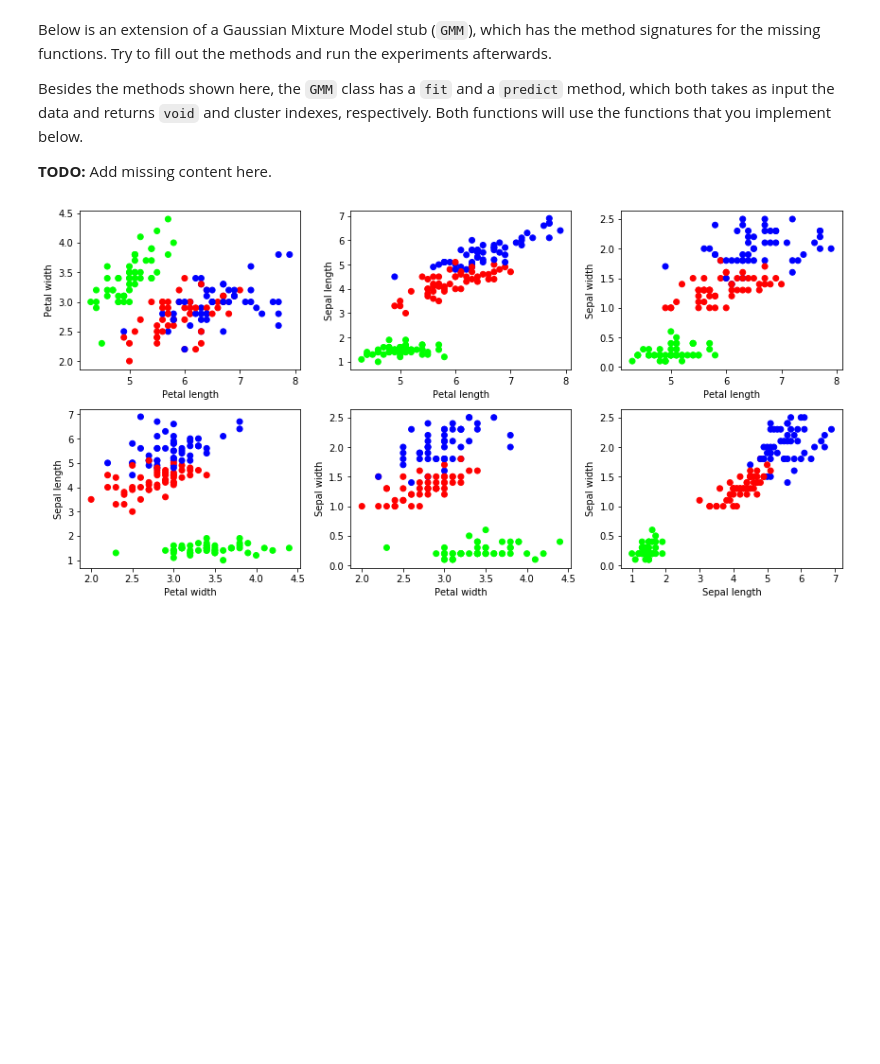
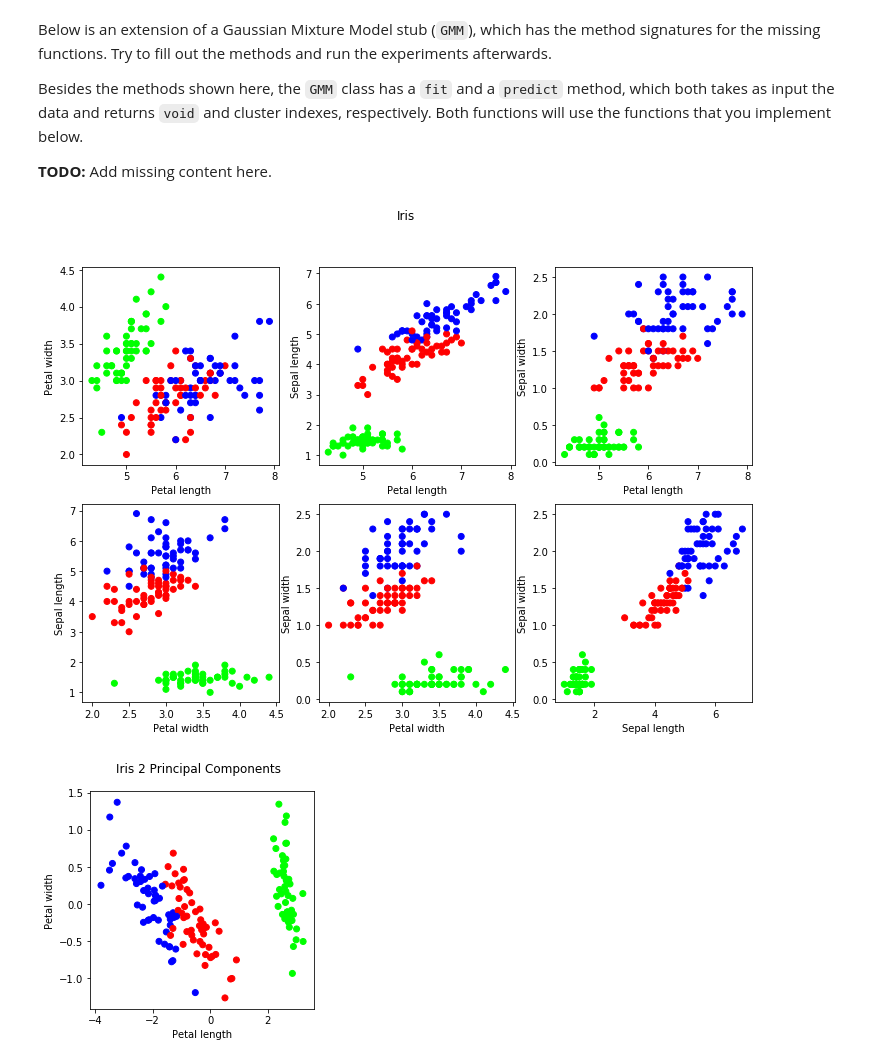
Before and after one commit to fhvilshoj/dm20_exercises, a Jupyter notebook: exercises/Week 1 - K-means, K-medoids, EM-algorithm.ipynb, the cells around one changed output. Saved outputs shown, nothing was run; the diff lists cells and outputs as text; code cells hidden in the pictures; blank space fills up the shorter version.

```diff
--- a/exercises/Week 1 - K-means, K-medoids, EM-algorithm.ipynb
+++ b/exercises/Week 1 - K-means, K-medoids, EM-algorithm.ipynb
@@ -106,27 +108,41 @@ class MyGMM(GMM):
         return  mu_hat, Si_hat, pi_hat
 # %%
 # Let's plot it to see the actual classes
-def plot_iris(X, y):
+def plot_iris(X, y, title=''):
     # Plotting
-    fig, ax = plt.subplots(2, 3, figsize=(12, 6))
+    _, d = X.shape
+
+    combinations = list(itertools.combinations(np.arange(d), 2))
+
+    cols    = min(3, len(combinations) )
+    rows    = math.ceil(len(combinations)/cols)
+    fig, ax = plt.subplots(rows, cols, figsize=(4 * cols, 4 * rows))
+
+    if len(title) > 0: fig.suptitle(title)
+
+    # Fix indexing when there are few plots:w
+    if rows == 1: ax = [ax]
+    if cols == 1: ax = [ax]
+
     c       = 0
-
-    for i in range(3): # Plot all combinations of the four features.
-        for j in range(i+1, 4, 1):
-            m = c // 3
-            n = c % 3
-            ax[m, n].scatter(X[:,i], X[:,j], c=y)
-            ax[m, n].set_xlabel(index_to_feature[i])
-            ax[m, n].set_ylabel(index_to_feature[j])
-            c += 1
-    plt.tight_layout()
+    for i, j in combinations:
+        m = c // cols
+        n = c % cols
+        ax[m][n].scatter(X[:,i], X[:,j], c=y)
+        ax[m][n].set_xlabel(index_to_feature[i])
+        ax[m][n].set_ylabel(index_to_feature[j])
+        c += 1
+    # fig.tight_layout()
 
 # Load the Iris data set
-X, y    = load_iris()
+X , y    = load_iris()
+X_, y_   = load_iris_PC()
 
-plot_iris(X, y)
+plot_iris(X, y, 'Iris')
+plot_iris(X_, y_, 'Iris 2 Principal Components')
 # %% [output]
-[figure, old version]
+[figure, new version]
+[figure, added]
 # %%
 # Tiny experiment
 K       = 3
```
Also changed, not shown: parts of 2 cells of this notebook, 1 other file.
